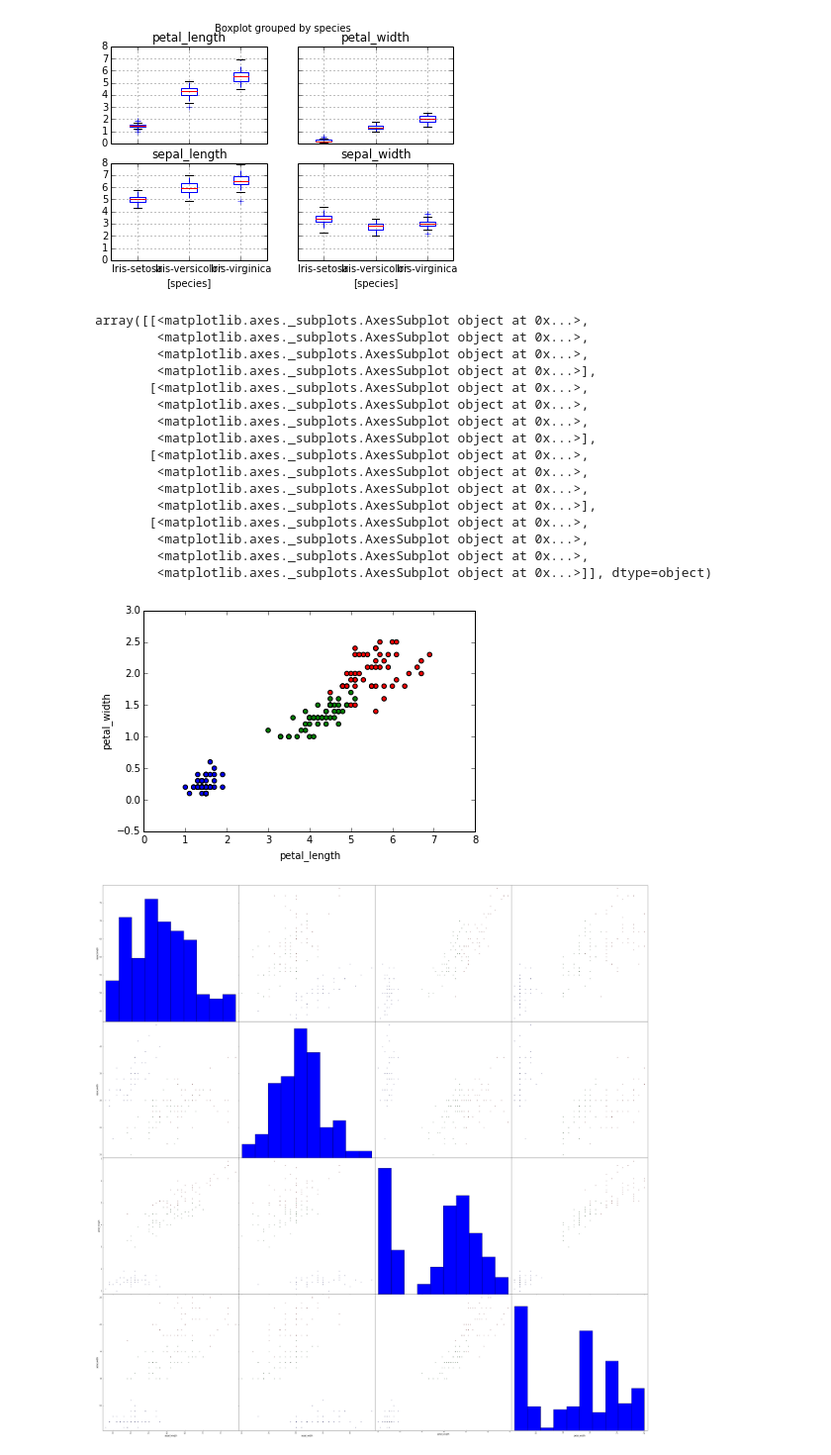
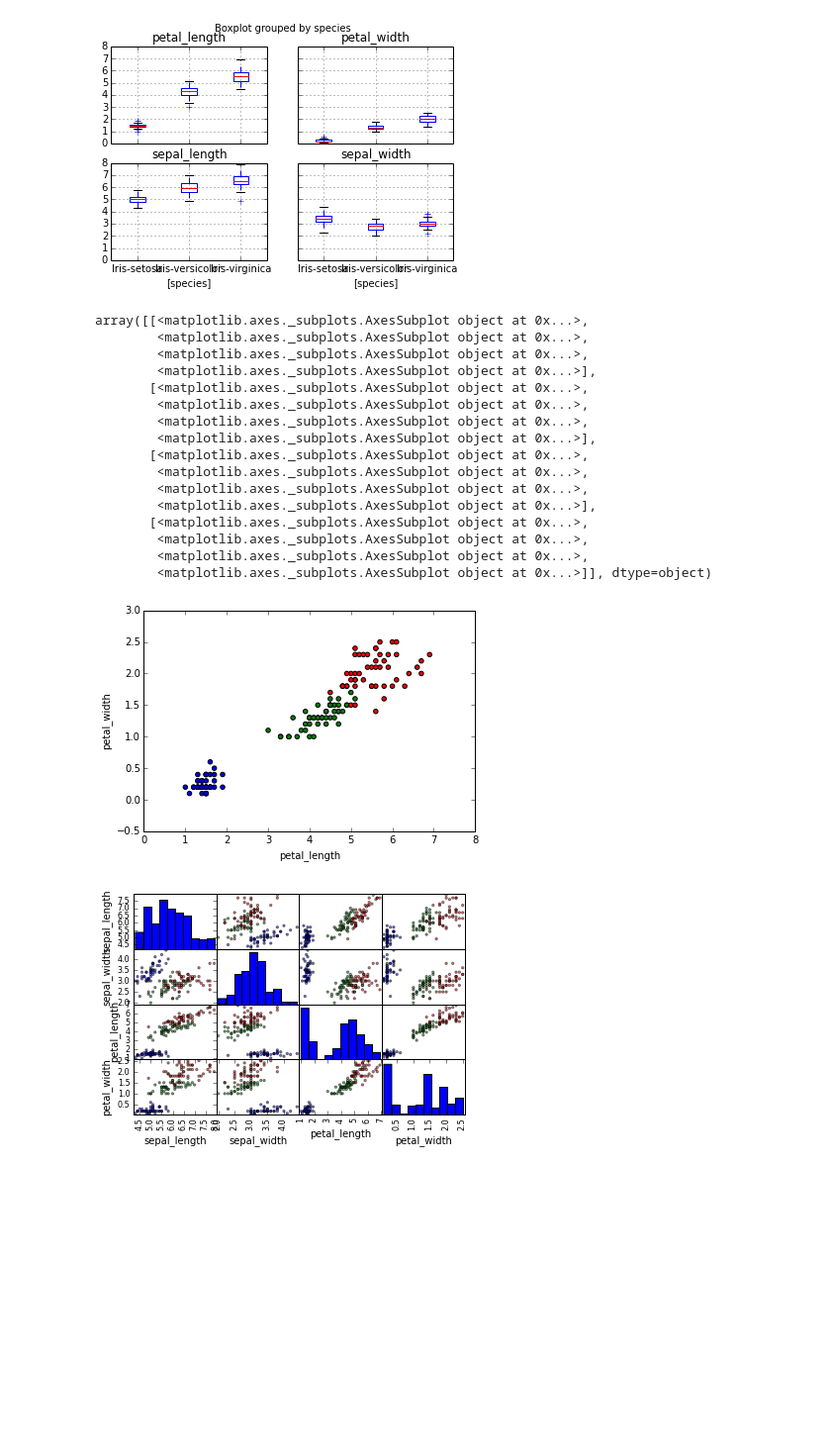
Before and after one commit to chrisabruce/sfdat22_work, a Jupyter notebook: notebooks/03_pandas.ipynb, the cells around one changed output. Shown: that part at 99% size. Cells and saved outputs as stored; diff of their text form; code cells hidden in the pictures; blank space fills up the shorter version.

```diff
--- a/notebooks/03_pandas.ipynb
+++ b/notebooks/03_pandas.ipynb
@@ -203,32 +203,32 @@ def color_flower(s):
 
 colors = iris.species.apply(color_flower)
 
 colors
 
 
 iris.plot(x='petal_length', y='petal_width', kind='scatter', c=colors)
 
 
 
 
-pd.scatter_matrix(iris, c=colors, figsize = (50,50))
+pd.scatter_matrix(iris, c=colors)
 # look at petal length vs petal width
 # %% [output]
 array([[<matplotlib.axes._subplots.AxesSubplot object at 0x...>,
         <matplotlib.axes._subplots.AxesSubplot object at 0x...>,
         <matplotlib.axes._subplots.AxesSubplot object at 0x...>,
         <matplotlib.axes._subplots.AxesSubplot object at 0x...>],
        [<matplotlib.axes._subplots.AxesSubplot object at 0x...>,
         <matplotlib.axes._subplots.AxesSubplot object at 0x...>,
         <matplotlib.axes._subplots.AxesSubplot object at 0x...>,
         <matplotlib.axes._subplots.AxesSubplot object at 0x...>],
        [<matplotlib.axes._subplots.AxesSubplot object at 0x...>,
         <matplotlib.axes._subplots.AxesSubplot object at 0x...>,
         <matplotlib.axes._subplots.AxesSubplot object at 0x...>,
         <matplotlib.axes._subplots.AxesSubplot object at 0x...>],
        [<matplotlib.axes._subplots.AxesSubplot object at 0x...>,
         <matplotlib.axes._subplots.AxesSubplot object at 0x...>,
         <matplotlib.axes._subplots.AxesSubplot object at 0x...>,
         <matplotlib.axes._subplots.AxesSubplot object at 0x...>]], dtype=object)
 [figure]
-[figure, old version]
+[figure, new version]
```
Also changed, not shown: 1 other file.
